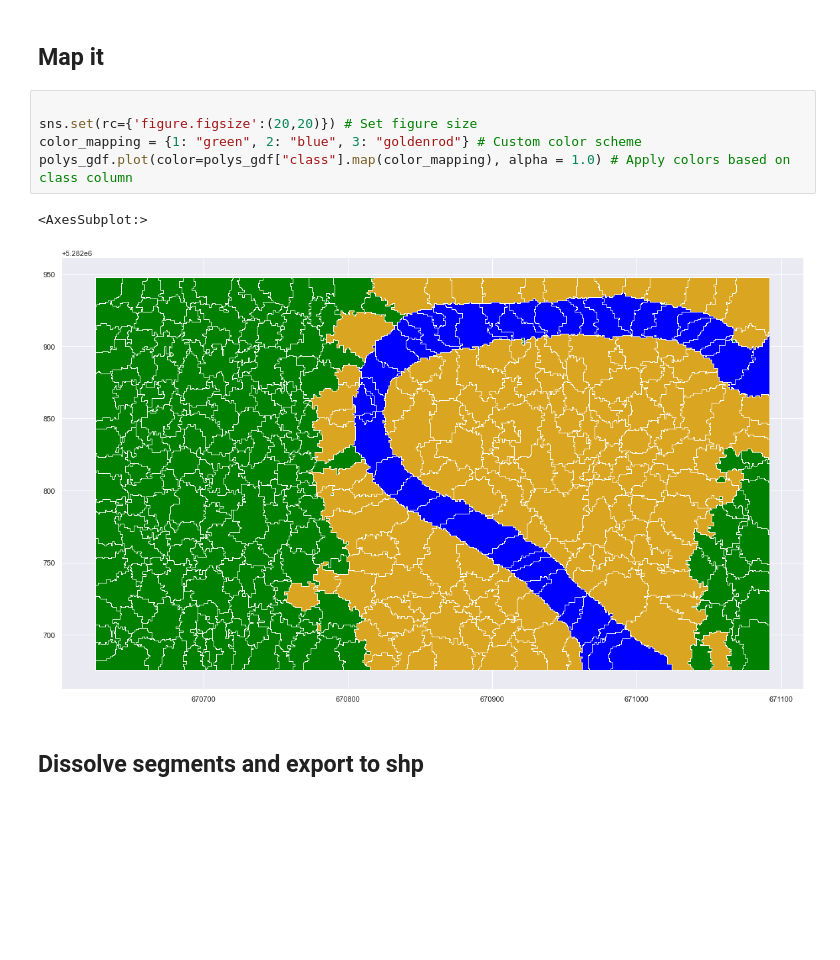
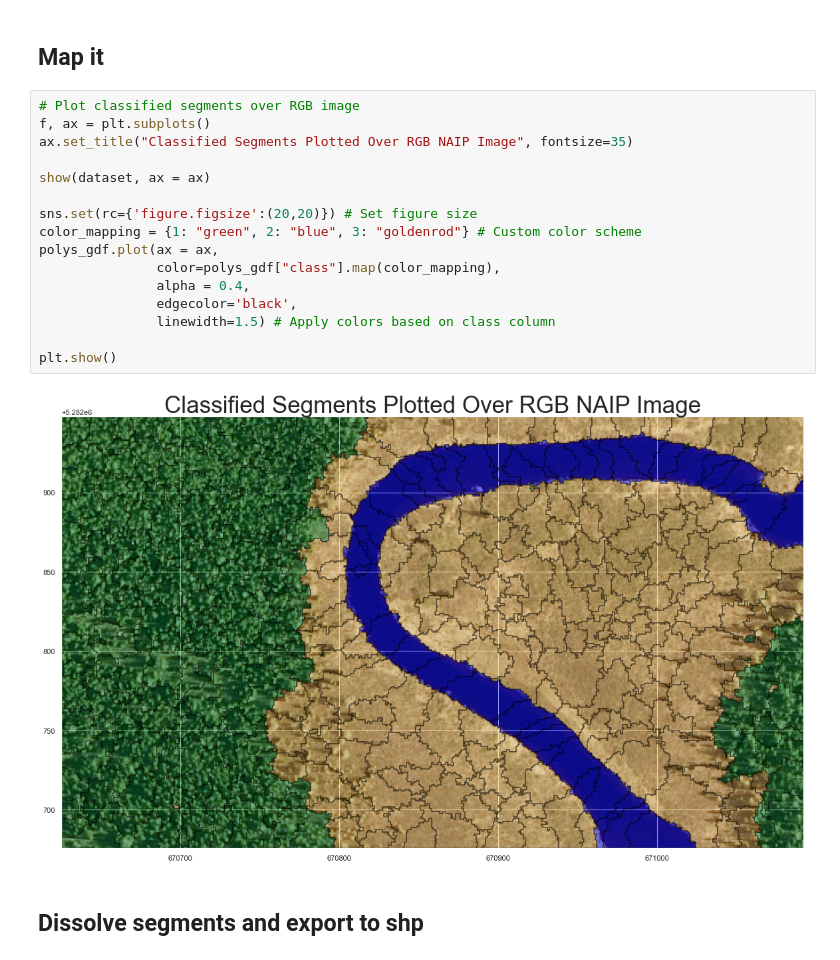
Before and after one commit to redfoxgis/image-segmentation-classification, a Jupyter notebook: image_segmentation_classification.ipynb, the cells around one changed output. Saved outputs shown, nothing was run; the diff lists cells and outputs as text; blank space fills up the shorter version.

Commit message:
Improved classified segments plot by overlaying classified segments over RGB NAIP image

```diff
--- a/image_segmentation_classification.ipynb
+++ b/image_segmentation_classification.ipynb
@@ -365,13 +365,23 @@ polys_gdf['class'] = y2_pred
 # %% [markdown]
 ## Map it
 # %%
+# Plot classified segments over RGB image
+f, ax = plt.subplots()
+ax.set_title("Classified Segments Plotted Over RGB NAIP Image", fontsize=35)
+
+show(dataset, ax = ax)
 
 sns.set(rc={'figure.figsize':(20,20)}) # Set figure size
 color_mapping = {1: "green", 2: "blue", 3: "goldenrod"} # Custom color scheme
-polys_gdf.plot(color=polys_gdf["class"].map(color_mapping), alpha = 1.0) # Apply colors based on class column
+polys_gdf.plot(ax = ax,
+               color=polys_gdf["class"].map(color_mapping),
+               alpha = 0.4,
+               edgecolor='black',
+               linewidth=1.5) # Apply colors based on class column
+
+plt.show()
 # %% [output]
-<AxesSubplot:>
-[figure, old version]
+[figure, new version]
 # %% [markdown]
 ## Dissolve segments and export to shp
 # %%
```
Also changed, not shown: parts of 5 cells of this notebook.
